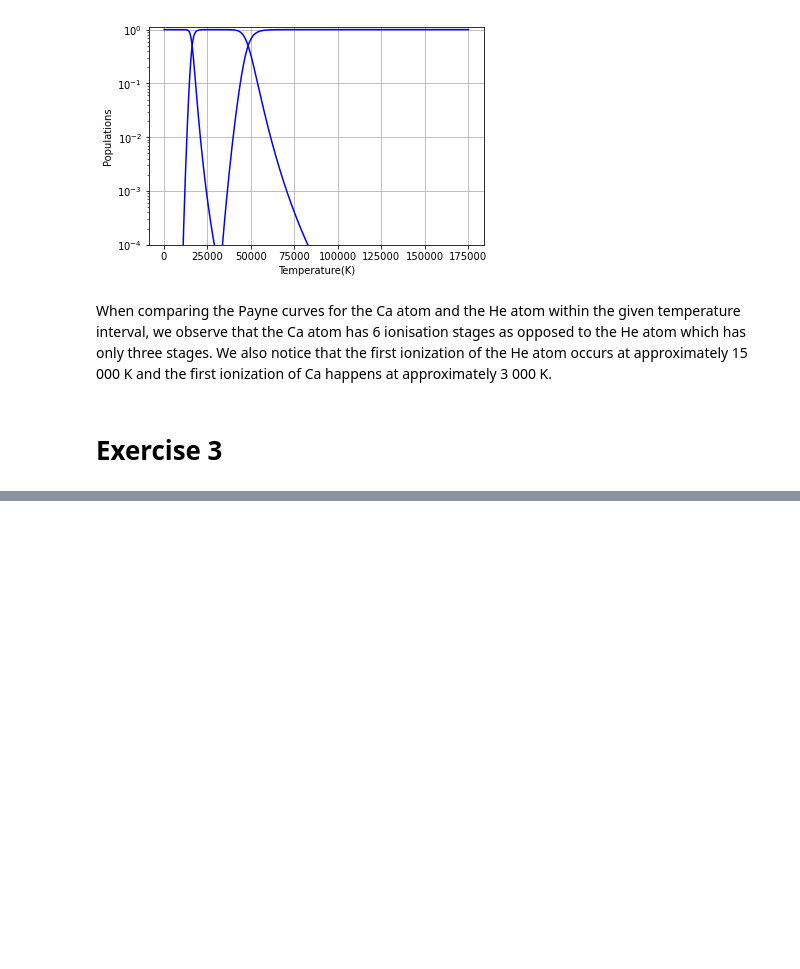
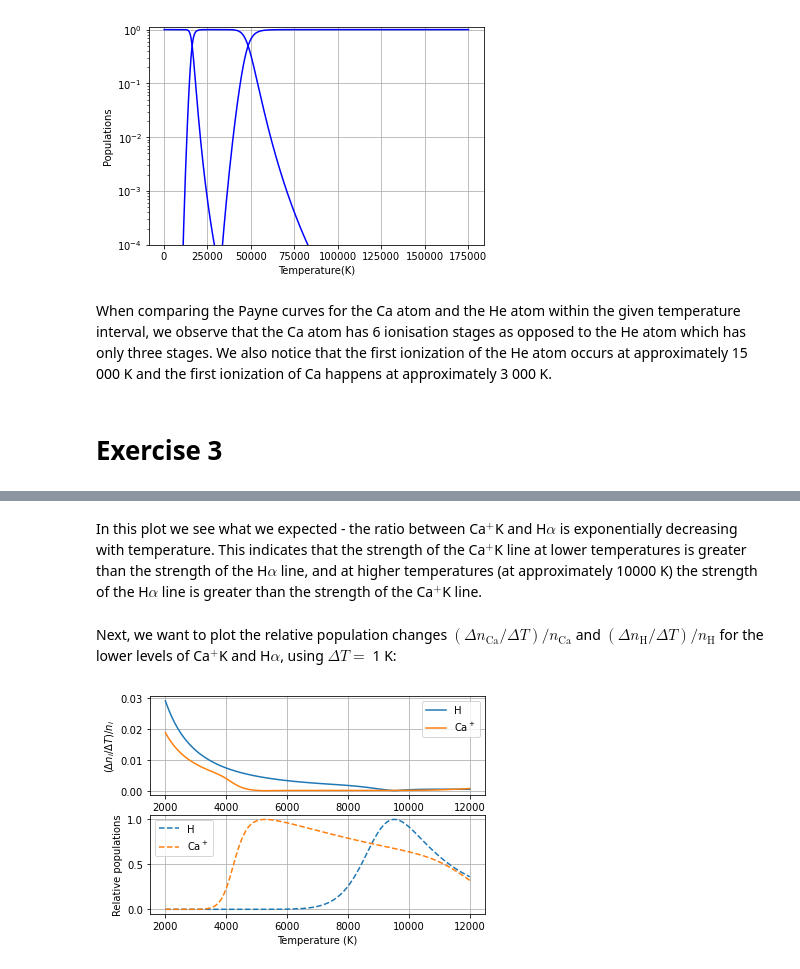
Before and after one commit to JonasTFab/AST4310-project-1, a Jupyter notebook: Project1.ipynb, the cells around one changed output, grey strips where cells are left out. Drawn from its saved outputs; the diff is of its cells as text; code cells hidden in the pictures; blank space fills up the shorter version.

```diff
--- a/Project1.ipynb
+++ b/Project1.ipynb
@@ -180,0 +206,36 @@ When comparing the Payne curves for the Ca atom and the He atom within the given
+# %% [markdown]
+In this plot we see what we expected - the ratio between Ca$^+$K and H$\alpha$ is exponentially decreasing with temperature. This indicates that the strength of the Ca$^+$K line at lower temperatures is greater than the strength of the H$\alpha$ line, and at higher temperatures (at approximately 10000 K) the strength of the H$\alpha$ line is greater than the strength of the Ca$^+$K line.
+# %% [markdown]
+Next, we want to plot the relative population changes $(\Delta n_\mathrm{Ca} / \Delta T) / n_\mathrm{Ca}$ and $(\Delta n_\mathrm{H} /  \Delta T) / n_\mathrm{H}$ for the lower levels of Ca$^+$K and H$\alpha$, using $\Delta T=$ 1 K:
+# %%
+temp = numpy.linspace(2000,12000,100)*units.K
+e_press = 10 * units.Pa
+
+h_atom = Atom("H_atom.txt")
+ca_atom = Atom("Ca_atom.txt")
+dT = 1 * units.K
+
+n_ca1 = ca_atom.compute_population(temp, e_press)[1,0]
+n_ca2 = ca_atom.compute_population(temp-dT, e_press)[1,0]
+diff_ca = (n_ca1 - n_ca2) / (dT*n_ca1)
+
+n_h1 = h_atom.compute_population(temp, e_press)[0,1]
+n_h2 = h_atom.compute_population(temp-dT, e_press)[0,1]
+diff_h = (n_h1 - n_h2) / (dT*n_h1)
+
+fig,ax = plt.subplots(nrows=2)
+ax[0].plot(temp, numpy.abs(diff_h), label=r"H")
+ax[0].plot(temp, numpy.abs(diff_ca), label=r"Ca$^+$")
+ax[0].legend()
+ax[0].set_ylabel(r"$(\Delta n_i / \Delta T) / n_i$")
+ax[0].grid()
+
+ax[1].plot(temp, n_h1/n_h1.max(), "--", label=r"H")
+ax[1].plot(temp, n_ca1/n_ca1.max(), "--", label=r"Ca$^+$")
+#ax[1].set_yscale("log")
+ax[1].legend()
+ax[1].set_ylabel("Relative populations")
+ax[1].set_xlabel("Temperature (K)")
+ax[1].grid()
+# %% [output]
+[figure, added]
```
Also changed, not shown: parts of 11 cells of this notebook, 4 other files.
